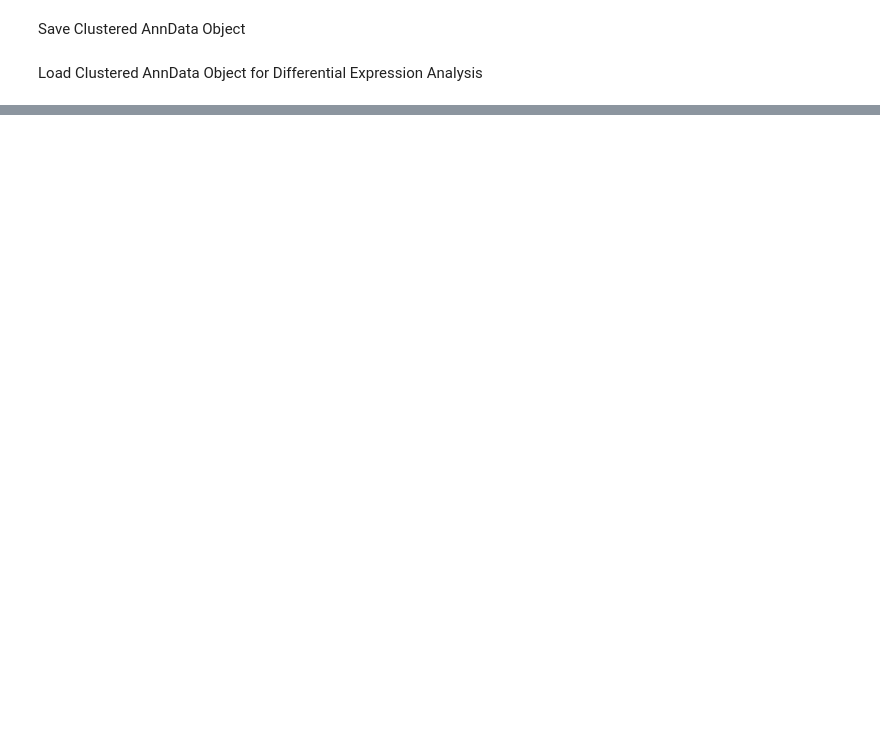
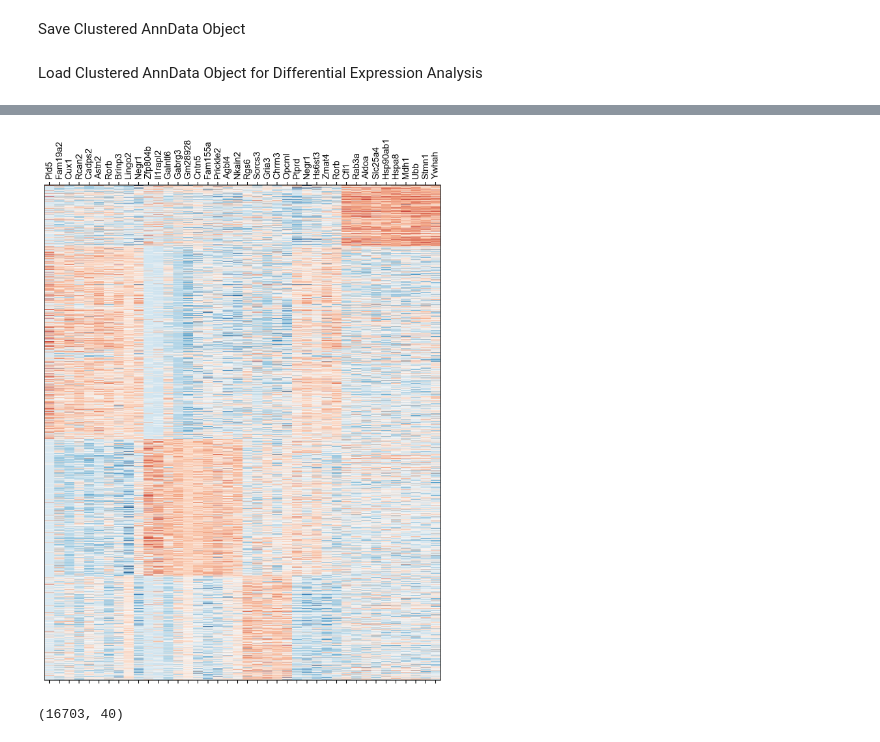
Before and after one commit to ryan-gorzek/trachtenberg-lab, a Jupyter notebook: transcriptomics/M1/split_glutamatergic_Mouse_M1.ipynb, the cells around one changed output, grey strips where cells are left out. Saved outputs shown, nothing was run; the diff lists cells and outputs as text; code cells hidden in the pictures; blank space fills up the shorter version.

```diff
--- a/transcriptomics/M1/split_glutamatergic_Mouse_M1.ipynb
+++ b/transcriptomics/M1/split_glutamatergic_Mouse_M1.ipynb
@@ -199,0 +218,31 @@ sc.pl.dotplot(adata_l23, markers, groupby="leiden", swap_axes=False)
+# %%
+from scipy.stats import zscore
+import pandas as pd
+import matplotlib.pyplot as plt
+from matplotlib.patches import Rectangle
+
+all_markers = []
+[all_markers.extend(markers) for markers in results["binary_genes"]]
+
+df_X = pd.DataFrame(adata_masked.raw[:, all_markers].X.toarray(), index=adata_masked.obs_names, columns=all_markers) #cell-by-gene
+clusters = adata_masked.obs["leiden"]
+df_X_clusters = pd.concat([df_X, clusters], axis=1)
+
+matrix = np.array(df_X_clusters.sort_values(by=["leiden"], key=lambda col: col.str.lower()).drop(["leiden"], axis=1))
+
+fig, ax = plt.subplots()
+ax.matshow(zscore(matrix, axis=0), cmap="RdBu_r", aspect=2000 / np.prod(matrix.shape), vmin=-4, vmax=4) #
+ax.set_xticks(np.arange(0, len(all_markers), 1))
+ax.set_xticklabels(all_markers, rotation=90, fontsize=10)
+ax.set_yticks(())
+ax.grid(False)
+x_min, y_min, x_max, y_max = list(ax.get_position().get_points().flatten())
+# fig.patches.extend([Rectangle((x_min, y_min), 0.005, 0.8, fill=True, color=(0.5, 0.5, 0.5), transform=fig.transFigure, figure=fig)])
+fig.set_size_inches(8, 10)
+plt.show(block=False)
+# %% [output]
+[figure, added]
+# %%
+matrix.shape
+# %% [output]
+(16703, 40)
```
Also changed, not shown: parts of 20 cells of this notebook, 3 other files.
